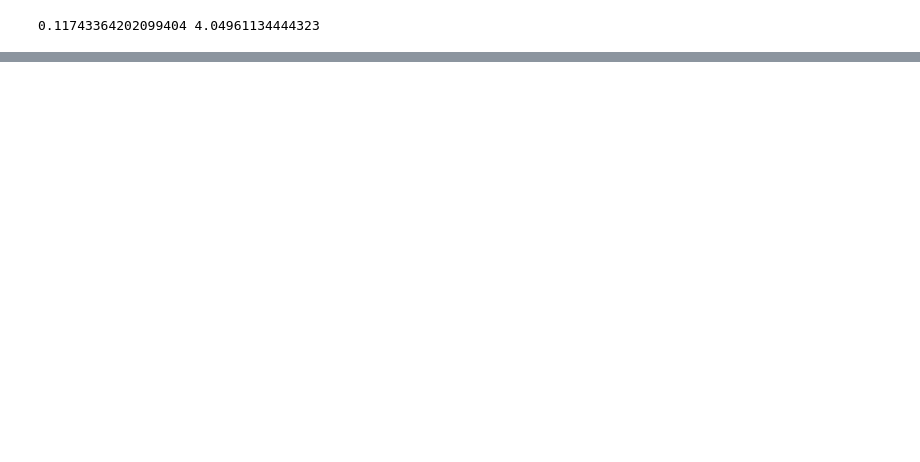
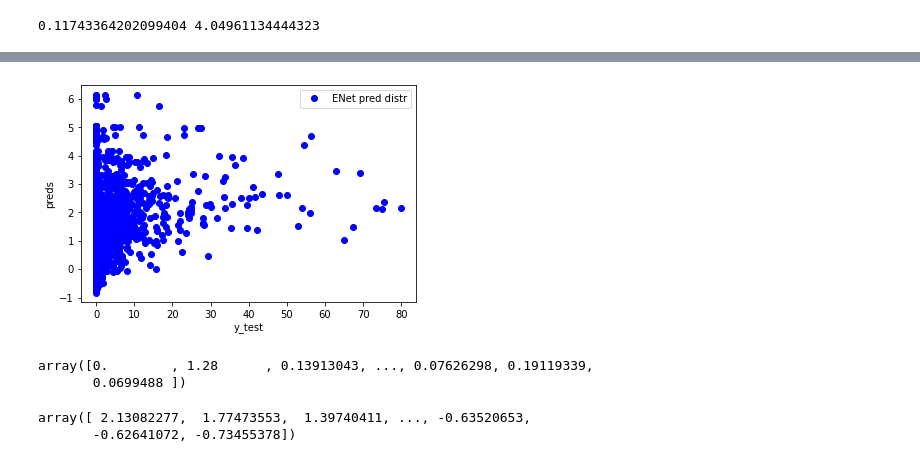
Before and after one commit to specialo0/AI4Sea, a Jupyter notebook: AI4Sea.ipynb, the cells around one changed output, grey strips where cells are left out. Drawn from its saved outputs; the diff is of its cells as text; code cells hidden in the pictures; blank space fills up the shorter version.

```diff
--- a/AI4Sea.ipynb
+++ b/AI4Sea.ipynb
@@ -596,0 +627,2 @@ plt.legend(loc = 'upper right');
+# %%
+preds_ENet = ENet.predict(x_test)
@@ -596,0 +641,9 @@ plt.legend(loc = 'upper right');
+# %%
+plt.plot(y_test, preds_ENet, 'o', c = 'b', label = 'ENet pred distr')
+
+plt.ylabel('preds');
+plt.xlabel('y_test');
+
+plt.legend(loc = 'upper right');
+# %% [output]
+[figure, added]
@@ -596,0 +652,10 @@ plt.legend(loc = 'upper right');
+# %%
+y_t.unique()
+# %% [output]
+array([0.        , 1.28      , 0.13913043, ..., 0.07626298, 0.19119339,
+       0.0699488 ])
+# %%
+preds_ENet
+# %% [output]
+array([ 2.13082277,  1.77473553,  1.39740411, ..., -0.63520653,
+       -0.62641072, -0.73455378])
```
Also changed, not shown: parts of 25 cells of this notebook.
